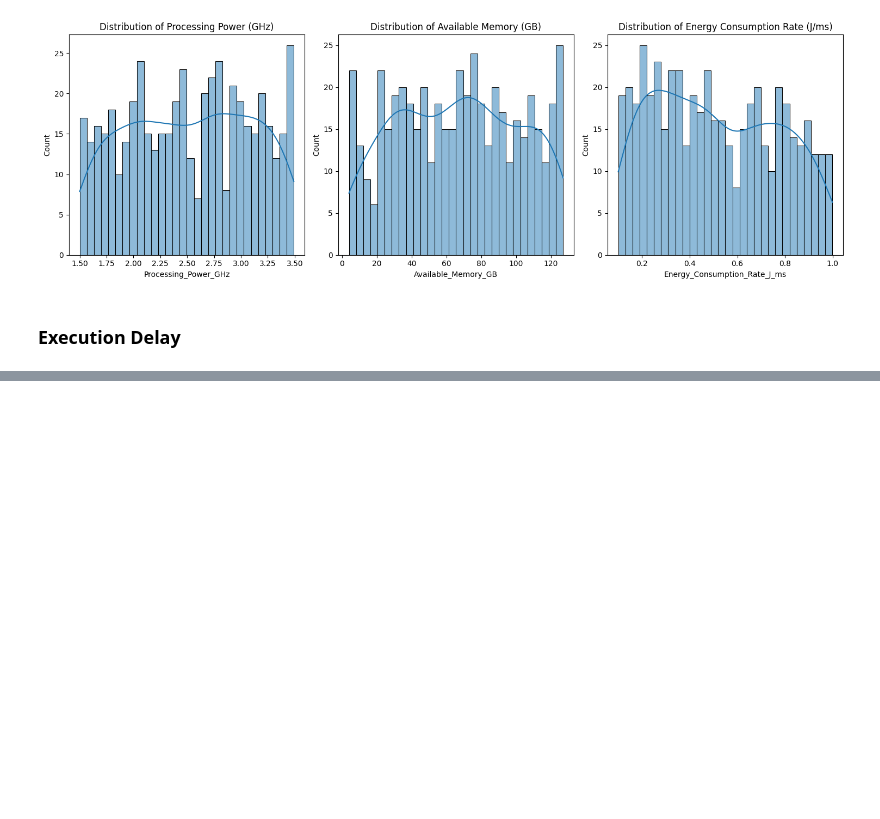
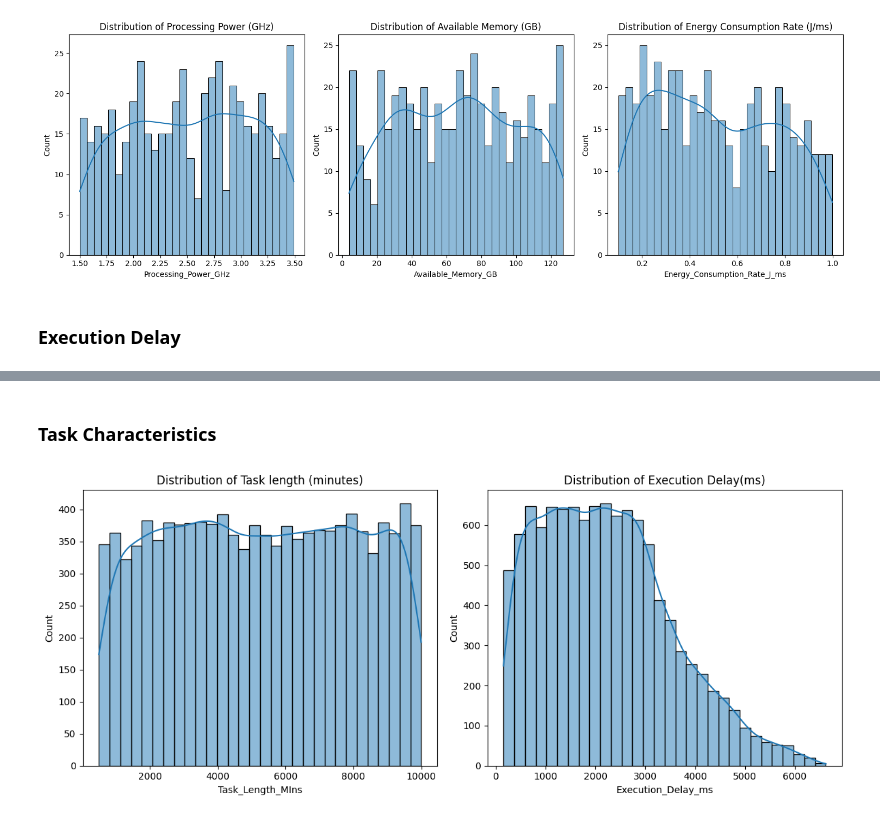
Before and after one commit to WellKnownDedication/Cloud-Computing-Performance-Metrics-Analysis, a Jupyter notebook: src/EDA.ipynb, the cells around one changed output, grey strips where cells are left out. Cells and saved outputs as stored; diff of their text form; code cells hidden in the pictures; blank space fills up the shorter version.

```diff
--- a/src/EDA.ipynb
+++ b/src/EDA.ipynb
@@ -162,0 +189,15 @@ plt.show()
+# %% [markdown]
+### Task Characteristics
+# %%
+fig, axes = plt.subplots(1, 2, figsize=(12, 5))
+
+sns.histplot(tasks["Task_Length_MIns"], bins=30, kde=True, ax=axes[0])
+axes[0].set_title("Distribution of Task length (minutes)")
+
+sns.histplot(tasks["Execution_Delay_ms"], bins=30, kde=True, ax=axes[1])
+axes[1].set_title("Distribution of Execution Delay(ms)")
+
+plt.tight_layout()
+plt.show()
+# %% [output]
+[figure, added]
```
Also changed, not shown: parts of 7 cells of this notebook.
